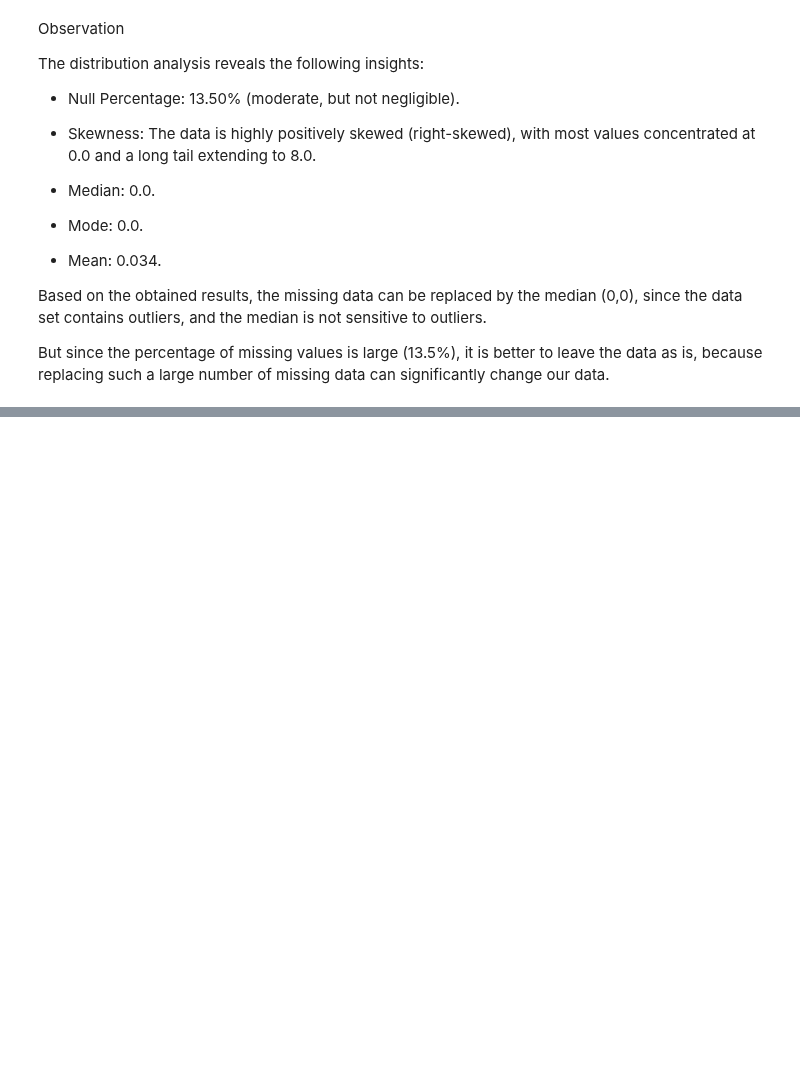
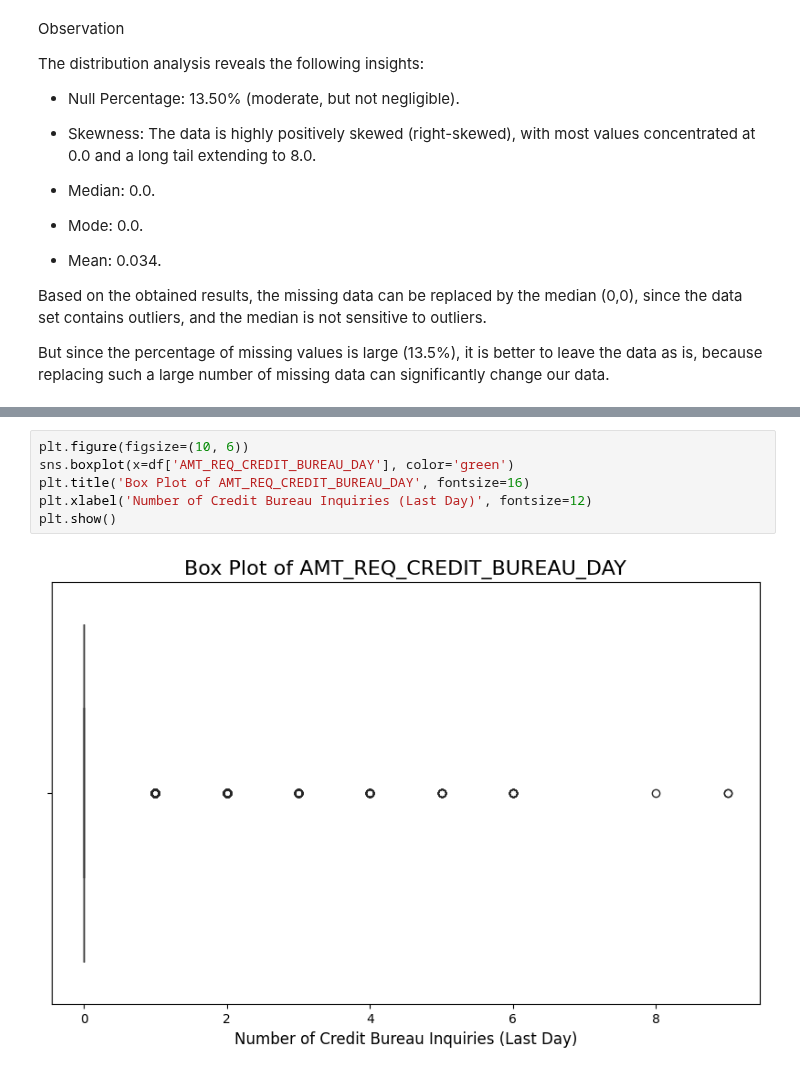
Before and after one commit to KharchenkoAnastasia/credit-default-risk-analysis, a Jupyter notebook: Home_Credit_Default_Risk.ipynb, the cells around one changed output, grey strips where cells are left out. Drawn from its saved outputs; the diff is of its cells as text; blank space fills up the shorter version.

```diff
--- a/Home_Credit_Default_Risk.ipynb
+++ b/Home_Credit_Default_Risk.ipynb
@@ -845,0 +905,8 @@
+# %%
+plt.figure(figsize=(10, 6))
+sns.boxplot(x=df['AMT_REQ_CREDIT_BUREAU_DAY'], color='green')
+plt.title('Box Plot of AMT_REQ_CREDIT_BUREAU_DAY', fontsize=16)
+plt.xlabel('Number of Credit Bureau Inquiries (Last Day)', fontsize=12)
+plt.show()
+# %% [output]
+[figure, added]
```
Also changed, not shown: parts of 11 cells of this notebook.
